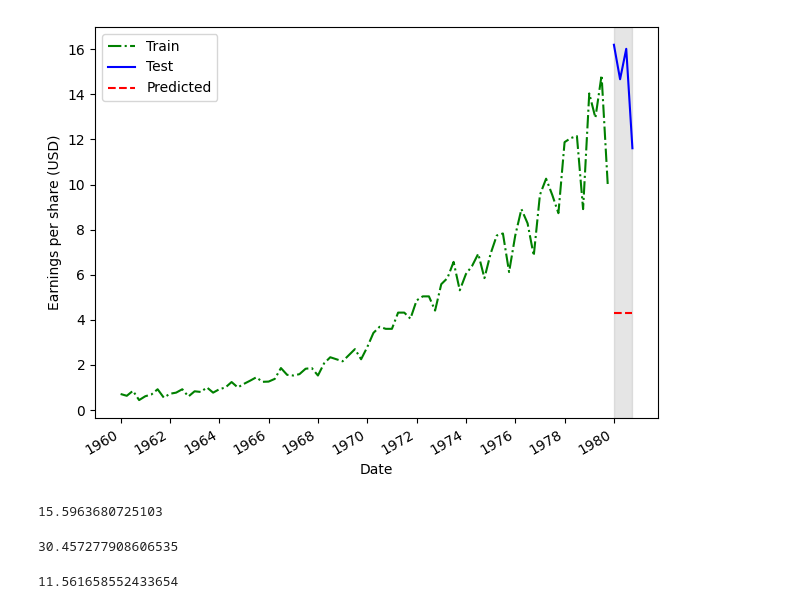
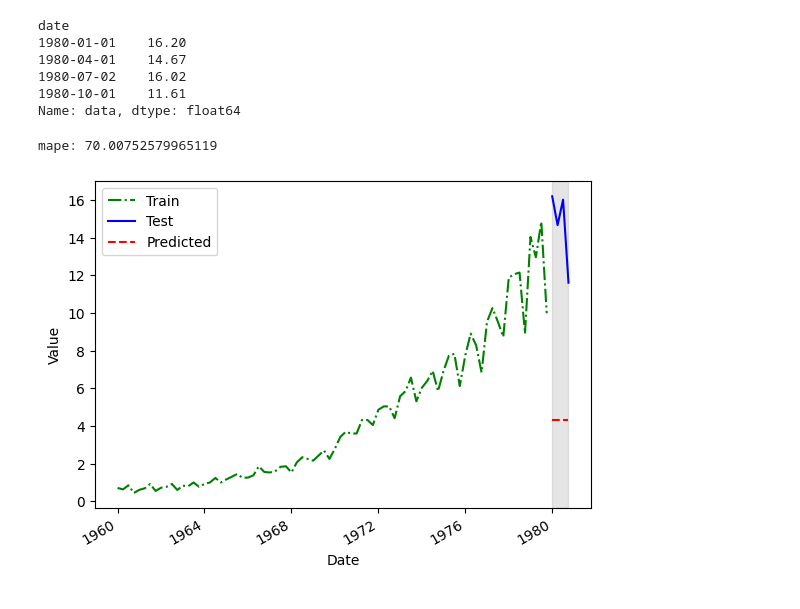
Before and after one commit to Xupeiyi/Time-Series-Forcasting-In-Python, a Jupyter notebook: ch2.ipynb, the cells around one changed output. Saved outputs shown, nothing was run; the diff lists cells and outputs as text; code cells hidden in the pictures.

```diff
--- a/ch2.ipynb
+++ b/ch2.ipynb
@@ -14,6 +6,17 @@ df.tail(4)
+# %%
+# Johnson & Johnson earnings per share
+JJ_eps = pd.read_csv('./JJ_eps/jj.csv', parse_dates=['date'], index_col=['date'])['data']
+JJ_eps.tail(4)
+# %% [output]
+date
+1980-01-01    16.20
+1980-04-01    14.67
+1980-07-02    16.02
+1980-10-01    11.61
+Name: data, dtype: float64
 # %%
 # we will try to forecast the last 4 quarters of data
-train, test = df[:-4], df[-4:]
+train, test = JJ_eps[:-4], JJ_eps[-4:]
 # %%
 # we need to define an error metric to evaluate the performance of our forecast.
 def calc_mape(predicted_value, true_value) -> float:
@@ -21,36 +24,29 @@ def calc_mape(predicted_value, true_value) -> float:
     error = (predicted_value - true_value) / true_value
     return np.mean(np.abs(error)) * 100
 # %%
-historical_mean = np.ones(4) * np.mean(train['data'])
-calc_mape(historical_mean, test['data'])
+# a method to plot the comparison between test and predicted data
+def plot_comparison(predicted: pd.Series, train: pd.Series, test: pd.Series):
+    fig, ax = plt.subplots()
 
-fig, ax = plt.subplots()
+    ax.plot(train, 'g-.', label='Train')
+    ax.plot(test, 'b-', label='Test')
+    ax.plot(predicted, 'r--', label='Predicted')
+    ax.set_xlabel('Date')
+    ax.set_ylabel('Value')
+    ax.axvspan(test.index[0], test.index[-1], color='#808080', alpha=0.2)
+    ax.legend(loc=2)
 
-ax.plot(train['date'], train['data'], 'g-.', label='Train')
-ax.plot(test['date'], test['data'], 'b-', label='Test')
-ax.plot(test['date'], historical_mean, 'r--', label='Predicted')
-ax.set_xlabel('Date')
-ax.set_ylabel('Earnings per share (USD)')
-ax.axvspan(80, 83, color='#808080', alpha=0.2)
-ax.legend(loc=2)
-plt.xticks(np.arange(0, 85, 8), [1960, 1962, 1964, 1966, 1968, 1970, 1972, 1974, 1976, 1978, 1980])
+    fig.autofmt_xdate()
+    return fig, ax
 
-fig.autofmt_xdate()
-plt.tight_layout()
+plot_JJ_eps_comparison = partial(plot_comparison, train=train, test=test)
-# %% [output]
-[figure, removed]
-# %%
-last_year_mean = np.mean(train.data[-4:])
-calc_mape(last_year_mean, test['data'])
-# %% [output]
-15.5963680725103
-# %%
-last = train.data.iloc[-1]
-calc_mape(last, test['data'])
-# %% [output]
-30.457277908606535
-# %%
-last_season = train['data'][-4:].values
-calc_mape(last_season, test['data'].values)
-# %% [output]
-11.561658552433654
+# %%
+historical_mean = pd.Series(np.mean(train), index=test.index)
+
+mape_of_historical_mean = calc_mape(historical_mean, test)
+print(f'mape: {mape_of_historical_mean}')
+
+fig, ax = plot_JJ_eps_comparison(historical_mean)
+# %% [output]
+mape: 70.00752579965119
+[figure, added]
```
Also changed, not shown: parts of 5 cells of this notebook.
